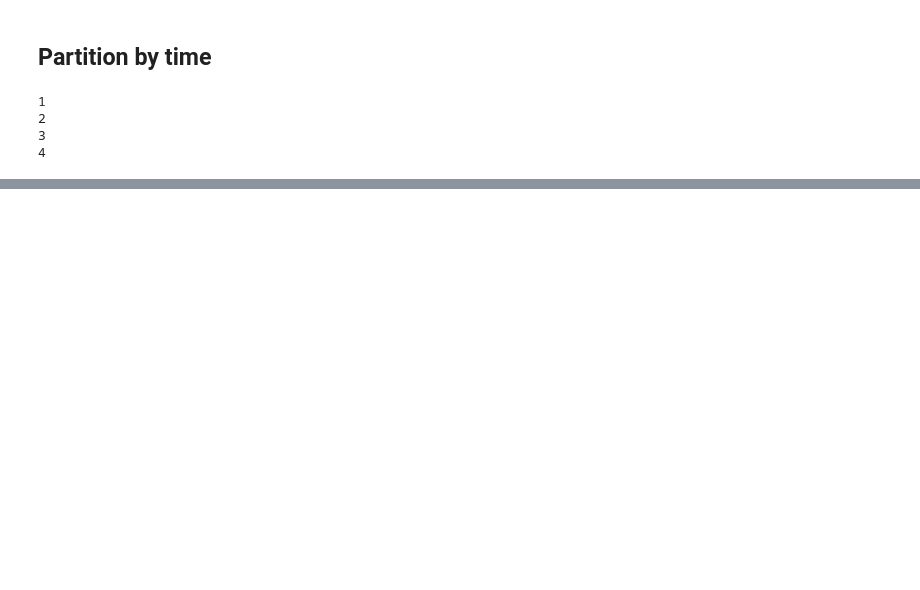
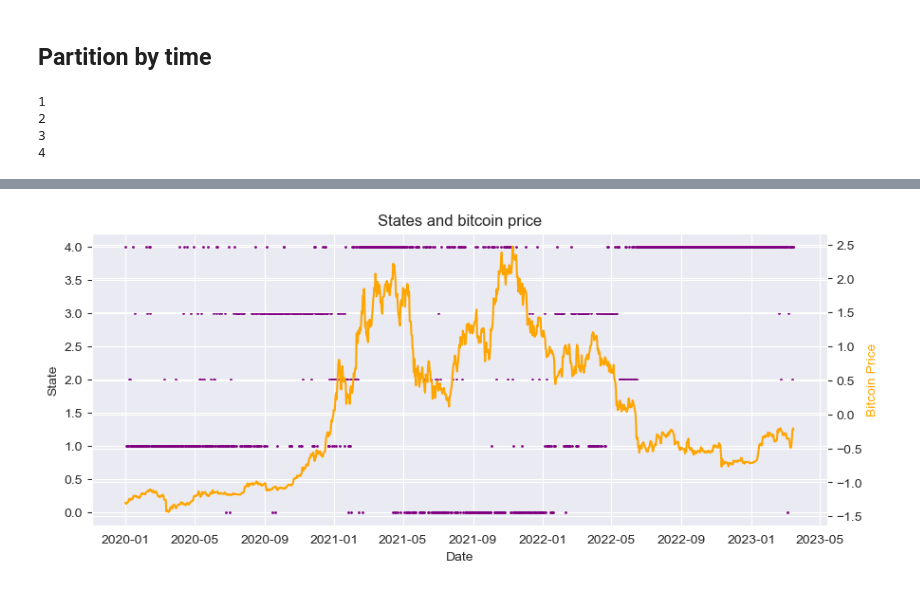
Before and after one commit to dioday45/FIN-525-Project, a Jupyter notebook: notebooks/Communities.ipynb, the cells around one changed output, grey strips where cells are left out. Drawn from its saved outputs; the diff is of its cells as text; code cells hidden in the pictures; blank space fills up the shorter version.

```diff
--- a/notebooks/Communities.ipynb
+++ b/notebooks/Communities.ipynb
@@ -205,5 +215,5 @@ hourly_log_returns
 # %%
-df_to_use = daily_log_returns
+df_to_use = daily_log_returns.iloc[:, :20]
 # %%
 partition, mygraph = LouvainCorrelationClustering(df_to_use)
 # %% [output]
@@ -381,0 +496,25 @@ returns.iloc[:,:10]
+# %%
+df = pd.DataFrame(list(dict_clusters_time.items()), columns=['Date', 'Value'])
+df
+df_btc = daily_prices.loc[:, ['Bitcoin']].reset_index()
+# Create figure and plot space
+fig, ax1 = plt.subplots(figsize=(10, 4))
+
+# Add x-axis and y-axis
+ax1.scatter(df['Date'],
+           df['Value'],
+           color='purple',
+           s=1)
+
+# Set title and labels for axes
+ax1.set(xlabel="Date",
+       ylabel="State",
+       title="States and bitcoin price")
+
+ax2 = ax1.twinx()
+ax2.plot(df_btc['index'], df_btc['Bitcoin'], color='orange', label='Bitcoin Price')
+ax2.set_ylabel("Bitcoin Price", color='orange')
+
+plt.show()
+# %% [output]
+[figure, added]
```
Also changed, not shown: parts of 26 cells of this notebook.
